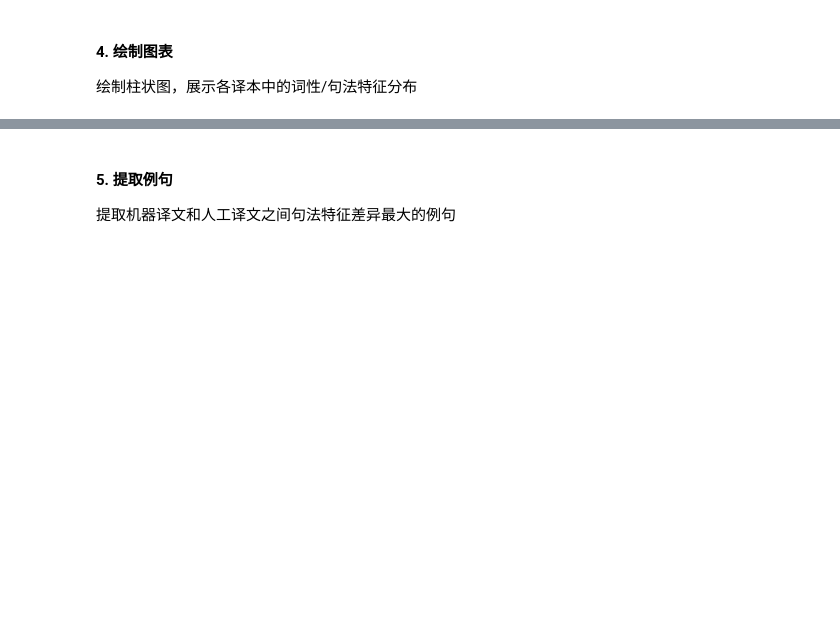
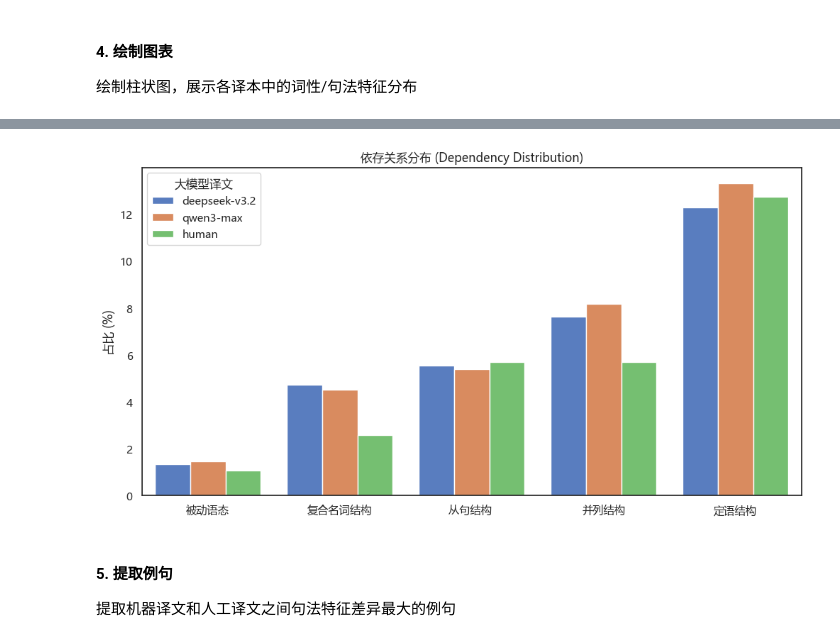
Before and after one commit to bfsujason/llm_corpus_annotation, a Jupyter notebook: notebook/2_Syntax_Feature_Analysis.ipynb, the cells around one changed output, grey strips where cells are left out. Saved outputs shown, nothing was run; the diff lists cells and outputs as text; code cells hidden in the pictures; blank space fills up the shorter version.

```diff
--- a/notebook/2_Syntax_Feature_Analysis.ipynb
+++ b/notebook/2_Syntax_Feature_Analysis.ipynb
@@ -157,3 +134,14 @@ plt.show()
+# %%
+# --- 图 2: 句法关系分布 ---
+plt.figure(figsize=(12, 6))
+sns.barplot(x="Feature Label", y="Percentage", hue="Version", data=df_dep, palette="muted")
+plt.title("依存关系分布 (Dependency Distribution)")
+plt.xlabel("")
+plt.ylabel("占比 (%)")
+plt.legend(title="大模型译文")
+plt.show()
+# %% [output]
+[figure, added]
 # %% [markdown]
 #### **5. 提取例句**
 
```
Also changed, not shown: parts of 14 cells of this notebook, 29 other files.
